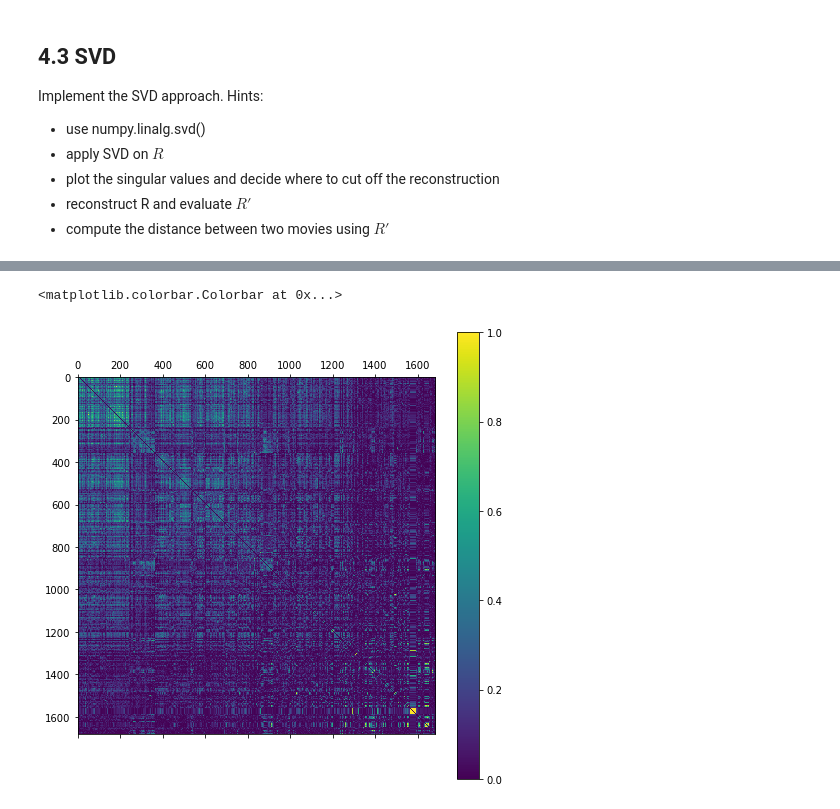
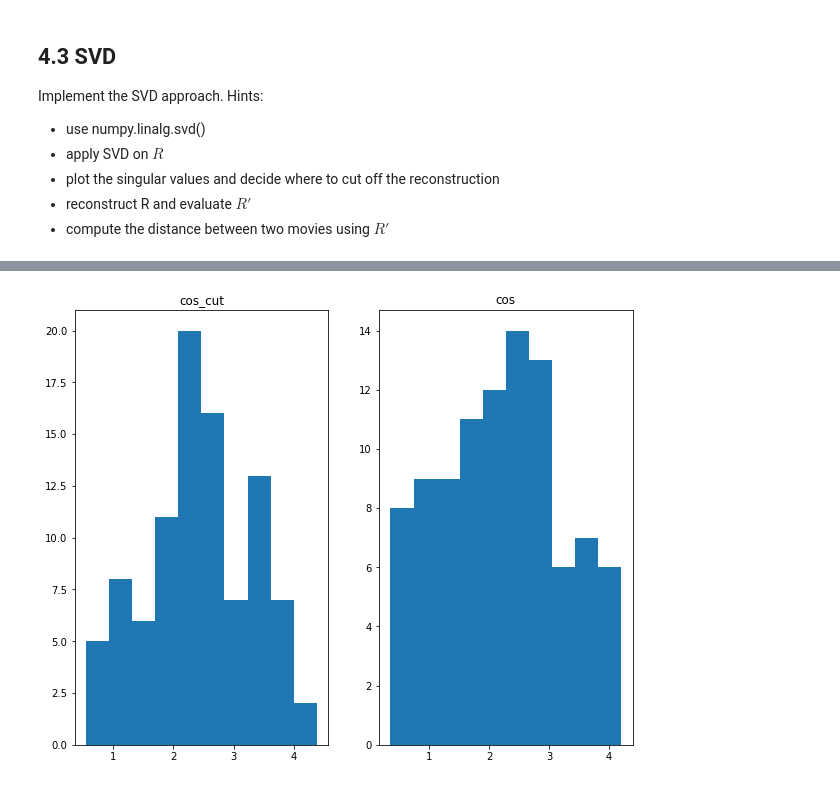
Before and after one commit to dnguyen2211/DataScienceSS20, a Jupyter notebook: Exercises/2_b_Recommender_SVD.ipynb, the cells around one changed output, grey strips where cells are left out. Cells and saved outputs as stored; diff of their text form; code cells hidden in the pictures.

```diff
--- a/Exercises/2_b_Recommender_SVD.ipynb
+++ b/Exercises/2_b_Recommender_SVD.ipynb
@@ -105,11 +144,0 @@ Implement the SVD approach. Hints:
-# %%
-D_EUG = scipy.spatial.distance.squareform(scipy.spatial.distance.pdist(R.T, metric='euclidean'))
-D_EUG=np.abs(np.nan_to_num( D_EUG-1)) #dist to similarity
-np.fill_diagonal(D_EUG,0) #set self-dist to zero
-
-np.save("euc_movie_dist",D_EUG)
-
-plt.rcParams['figure.figsize'] = (10.0, 8.0)
-plt.matshow(D_EUG)
-plt.matshow(D)
-plt.colorbar()
@@ -129,3 +151,4 @@ plt.plot(S)
 # %%
 singValue = 200
-R_ = np.dot(U[:,:singValue] * S[:singValue], V[:singValue,:])
+
+R_CUT = np.dot(U[:,:singValue] * S[:singValue], V[:singValue,:])
@@ -146,13 +155,16 @@ array([[ 5.09289962e+00,  3.04433657e+00,  2.86249419e+00, ...,
-# %%
-D_R_=scipy.spatial.distance.squareform(scipy.spatial.distance.pdist(R_.T, metric='cosine'))
-D_R_=np.abs(np.nan_to_num( D_R_-1)) #dist to similarity
-np.fill_diagonal(D_R_,0) #set self-dist to zero
-
-np.save("cos_svd_movie_dist",D_R_)
-
-plt.rcParams['figure.figsize'] = (10.0, 8.0)
-plt.matshow(D_R_)
-plt.colorbar()
-# %% [output]
-<matplotlib.colorbar.Colorbar at 0x...>
-[figure, removed]
+# %%
+R_CUT_train, R_CUT_test = train_test_split(R_CUT, test_size=0.1)
+
+D_COS_CUT_TRAIN = cos_distance(R_CUT_train)
+
+cos_cut_score = test_Score(D_COS_CUT_TRAIN, R_CUT_test)
+
+
+fig, axes = plt.subplots(1, 2)
+axes[0].hist(cos_cut_score)
+axes[0].title.set_text('cos_cut')
+axes[1].hist(cos_score)
+axes[1].title.set_text('cos')
+plt.show()
+# %% [output]
+[figure, added]
```
Also changed, not shown: parts of 13 cells of this notebook.
